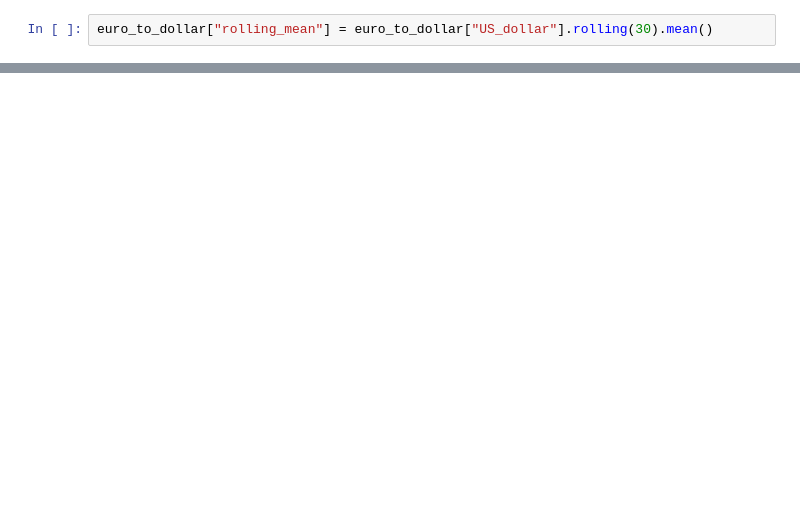
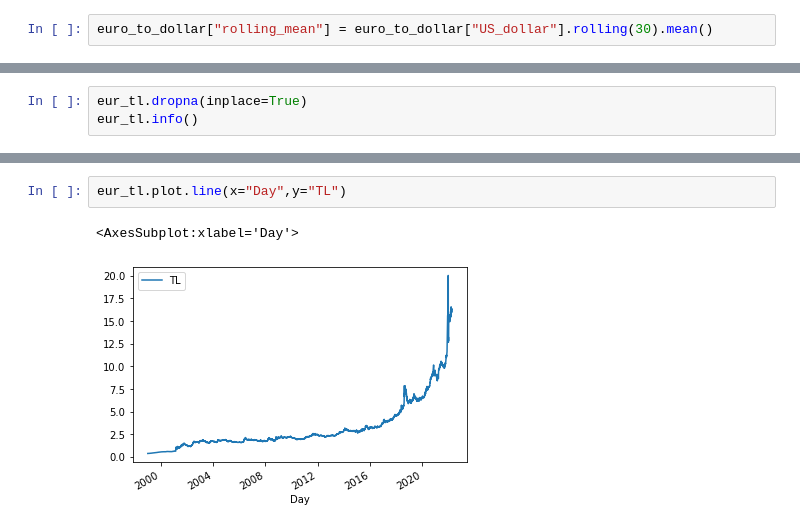
Before and after one commit to melihakay/dataquest-projects, a Jupyter notebook: 5 Analyzing Exchange Rates/Basics.ipynb, the cells around one changed output, grey strips where cells are left out. Saved outputs shown, nothing was run; the diff lists cells and outputs as text; blank space fills up the shorter version.

```diff
--- a/5 Analyzing Exchange Rates/Basics.ipynb
+++ b/5 Analyzing Exchange Rates/Basics.ipynb
@@ -86,0 +116,3 @@ euro_to_dollar.plot.line(x="Day",y="rolling_mean")
+# %%
+eur_tl.dropna(inplace=True)
+eur_tl.info()
@@ -86,0 +130,5 @@ euro_to_dollar.plot.line(x="Day",y="rolling_mean")
+# %%
+eur_tl.plot.line(x="Day",y="TL")
+# %% [output]
+<AxesSubplot:xlabel='Day'>
+[figure, added]
```
Also changed, not shown: parts of 26 cells of this notebook, 2 other files.
